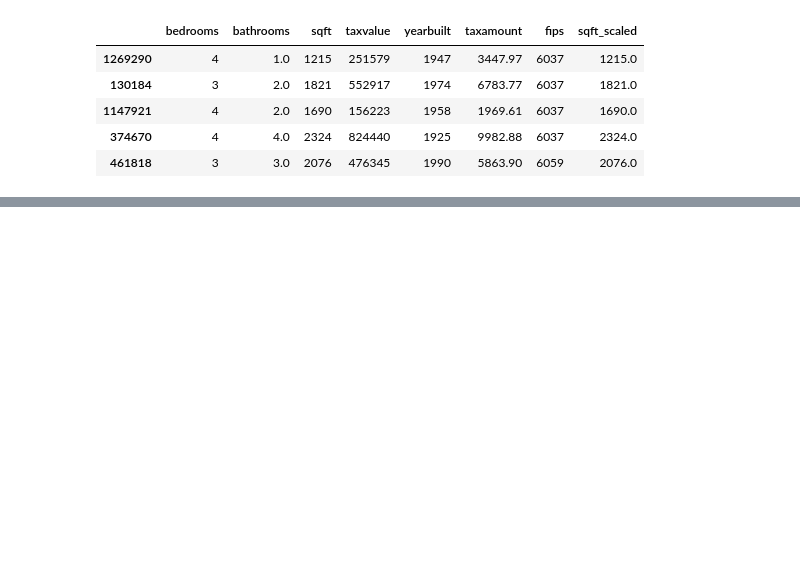
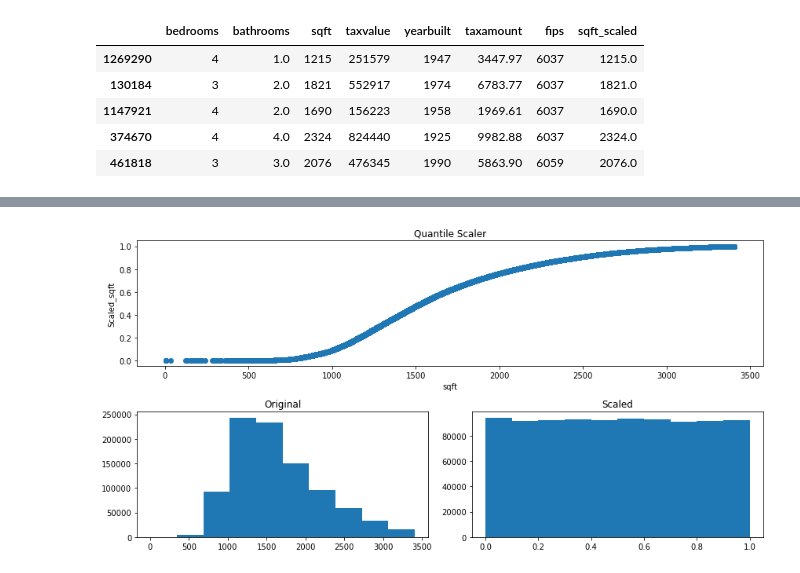
Before and after one commit to brandon-sharpe/regression_excercises, a Jupyter notebook: scaling.ipynb, the cells around one changed output, grey strips where cells are left out. Drawn from its saved outputs; the diff is of its cells as text; code cells hidden in the pictures; blank space fills up the shorter version.

```diff
--- a/scaling.ipynb
+++ b/scaling.ipynb
@@ -101,0 +124,4 @@ NameError: name 'x_train' is not defined
+# %%
+visualize_scaled_date(sklearn.preprocessing.QuantileTransformer(), 'Quantile Scaler', 'sqft')
+# %% [output]
+[figure, added]
```
Also changed, not shown: parts of 7 cells of this notebook, 1 other file.
